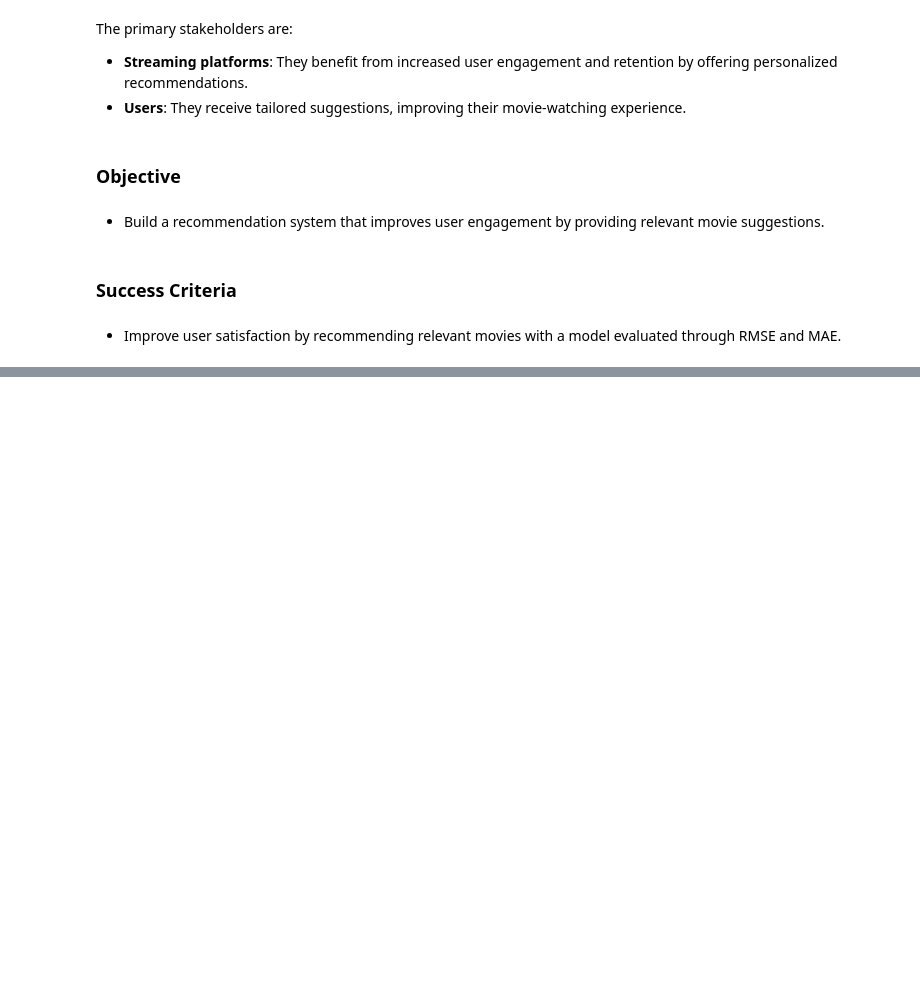
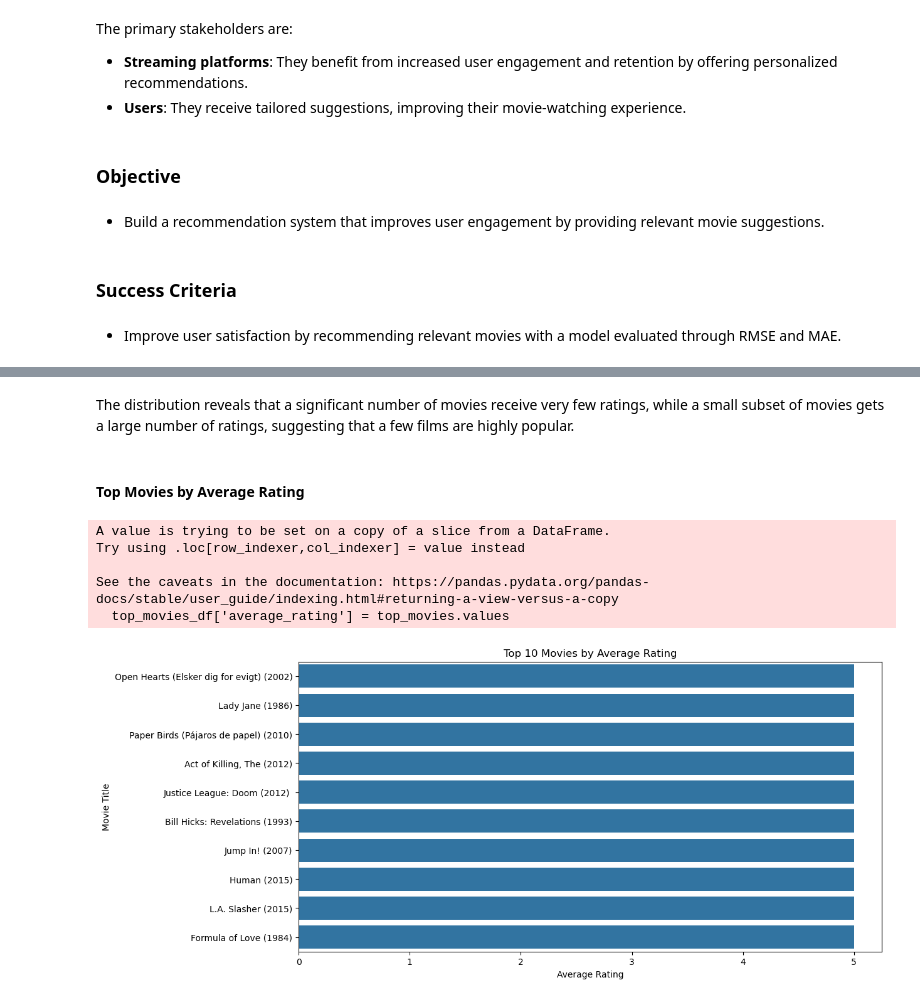
Before and after one commit to Nzoki/Movies-Recommendation-System, a Jupyter notebook: Sam.ipynb, the cells around one changed output, grey strips where cells are left out. Drawn from its saved outputs; the diff is of its cells as text; code cells hidden in the pictures; blank space fills up the shorter version.

```diff
--- a/Sam.ipynb
+++ b/Sam.ipynb
@@ -22,0 +236,22 @@ The primary stakeholders are:
+# %% [markdown]
+The distribution reveals that a significant number of movies receive very few ratings, while a small subset of movies gets a large number of ratings, suggesting that a few films are highly popular.
+# %% [markdown]
+#### Top Movies by Average Rating
+# %%
+top_movies = ratings.groupby('movieId')['rating'].mean().sort_values(ascending=False).head(10)
+top_movies_df = movies[movies['movieId'].isin(top_movies.index)]
+top_movies_df['average_rating'] = top_movies.values
+
+plt.figure(figsize=(12, 6))
+sns.barplot(x='average_rating', y='title', data=top_movies_df)
+plt.title('Top 10 Movies by Average Rating')
+plt.xlabel('Average Rating')
+plt.ylabel('Movie Title')
+plt.show()
+# %% [output]
+A value is trying to be set on a copy of a slice from a DataFrame.
+Try using .loc[row_indexer,col_indexer] = value instead
+
+See the caveats in the documentation: https://pandas.pydata.org/pandas-docs/stable/user_guide/indexing.html#returning-a-view-versus-a-copy
+  top_movies_df['average_rating'] = top_movies.values
+[figure, added]
```
Also changed, not shown: parts of 46 cells of this notebook.
